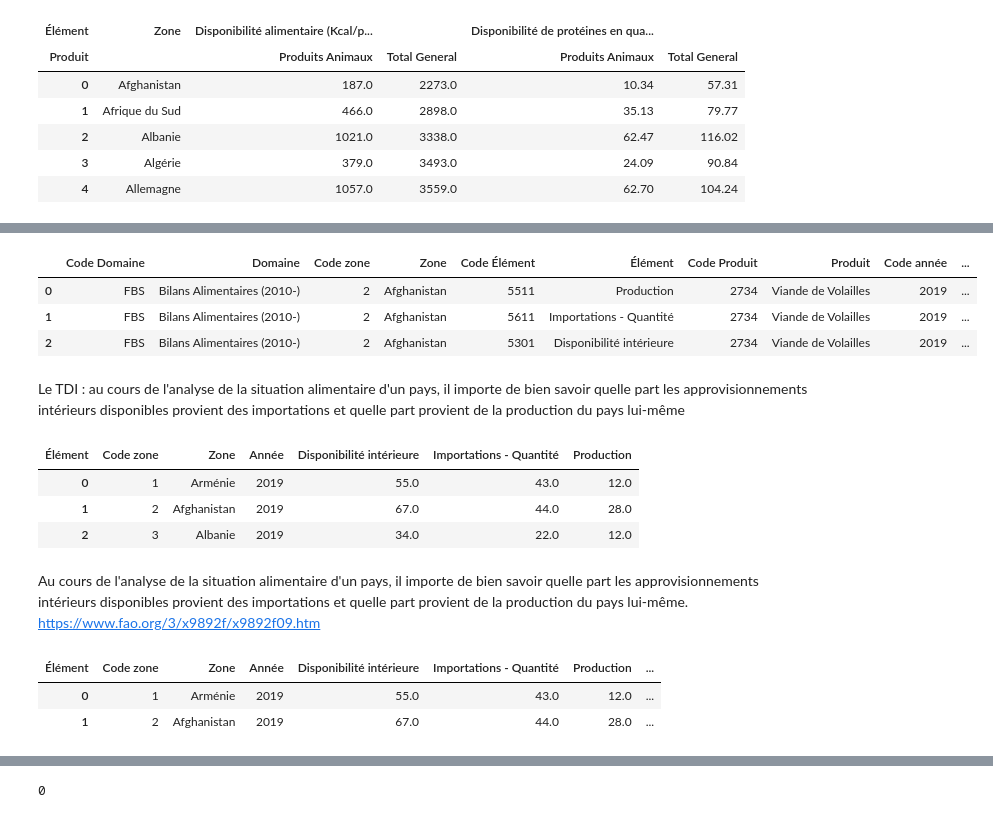
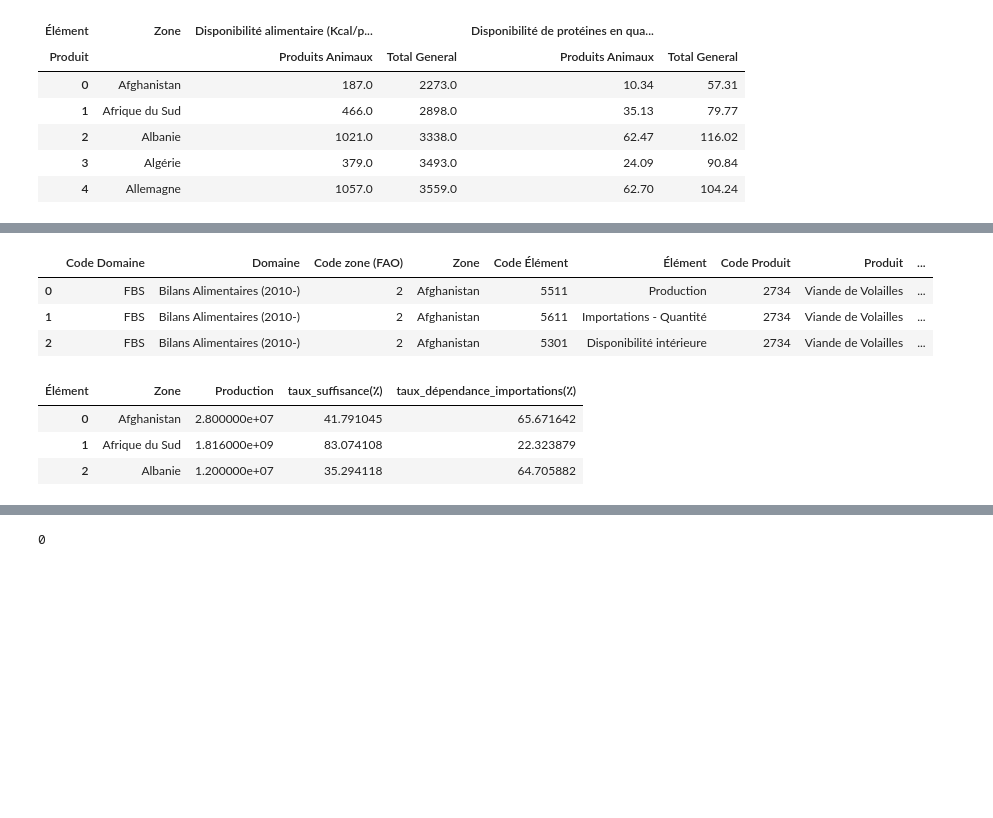
Before and after one commit to ROWAIDAK/ROWAIDAK-P5_Produisez-une-tude-de-march, a Jupyter notebook: P5_01 dendogramme-Copy1.ipynb, the cells around one changed output, grey strips where cells are left out. Cells and saved outputs as stored; diff of their text form; code cells hidden in the pictures; blank space fills up the shorter version.

```diff
--- a/P5_01 dendogramme-Copy1.ipynb
+++ b/P5_01 dendogramme-Copy1.ipynb
@@ -313,37 +257,35 @@ https://www.fao.org/faostat/fr/#data/FBS
 # %%
-df_dépendance_importations = pd.read_csv('datas/la viande de volailles.csv', header=0, sep=",", decimal=".")
-df_dépendance_importations.head(3)
+df_viande_volailles = pd.read_csv('datas/la viande de volailles.csv', header=0, sep=",", decimal=".")
+df_viande_volailles.head(3)
 # %% [output]
-|  | Code Domaine | Domaine | Code zone | Zone | Code Élément | Élément | Code Produit | Produit | Code année | ... |
-| 0 | FBS | Bilans Alimentaires (2010-) | 2 | Afghanistan | 5511 | Production | 2734 | Viande de Volailles | 2019 | ... |
-| 1 | FBS | Bilans Alimentaires (2010-) | 2 | Afghanistan | 5611 | Importations - Quantité | 2734 | Viande de Volailles | 2019 | ... |
-| 2 | FBS | Bilans Alimentaires (2010-) | 2 | Afghanistan | 5301 | Disponibilité intérieure | 2734 | Viande de Volailles | 2019 | ... |
+|  | Code Domaine | Domaine | Code zone (FAO) | Zone | Code Élément | Élément | Code Produit | Produit | ... |
+| 0 | FBS | Bilans Alimentaires (2010-) | 2 | Afghanistan | 5511 | Production | 2734 | Viande de Volailles | ... |
+| 1 | FBS | Bilans Alimentaires (2010-) | 2 | Afghanistan | 5611 | Importations - Quantité | 2734 | Viande de Volailles | ... |
+| 2 | FBS | Bilans Alimentaires (2010-) | 2 | Afghanistan | 5301 | Disponibilité intérieure | 2734 | Viande de Volailles | ... |
-# %% [markdown]
-Le TDI  : au cours de l'analyse de la situation alimentaire d'un pays, il importe de bien savoir quelle part les approvisionnements intérieurs disponibles provient des importations et quelle part provient de la production du pays lui-même
 # %%
-df_dépendance_importations = df_dépendance_importations.pivot_table(index=['Code zone', 'Zone', 'Année'],
+df_viande_volailles = df_viande_volailles.pivot_table(index=['Zone'],
                                 columns=['Élément'],
                                 values = 'Valeur',
                                 aggfunc=sum).reset_index()
-df_dépendance_importations.head(3)
+#Le taux_suffisance=Production  ÷ (Production alimentaire domestique + importations ー exportations) ×100
+df_viande_volailles['taux_suffisance(٪)']=((df_viande_volailles['Production'] )  /
+                                                              (df_dépendance_importations['Disponibilité intérieure']))*100
+
+
+
+#le taux de dépendance aux importations, défini en économie comme le rapport entre les importations et la disponibilité intérieure du pays ;
+
+df_viande_volailles['taux_dépendance_importations(٪)']=df_viande_volailles['Importations - Quantité']    / df_dépendance_importations['Disponibilité intérieure']*100
+
+
+df_viande_volailles['Production'] = df_viande_volailles['Production']*1000000
+
+df_viande_volailles = df_viande_volailles[['Zone', 'Production','taux_suffisance(٪)','taux_dépendance_importations(٪)']]
+
+
+df_viande_volailles.head(3)
 # %% [output]
-| Élément | Code zone | Zone | Année | Disponibilité intérieure | Importations - Quantité | Production |
-| 0 | 1 | Arménie | 2019 | 55.0 | 43.0 | 12.0 |
-| 1 | 2 | Afghanistan | 2019 | 67.0 | 44.0 | 28.0 |
-| 2 | 3 | Albanie | 2019 | 34.0 | 22.0 | 12.0 |
+| Élément | Zone | Production | taux_suffisance(٪) | taux_dépendance_importations(٪) |
+| 0 | Afghanistan | 2.800000e+07 | 41.791045 | 65.671642 |
+| 1 | Afrique du Sud | 1.816000e+09 | 83.074108 | 22.323879 |
+| 2 | Albanie | 1.200000e+07 | 35.294118 | 64.705882 |
-# %% [markdown]
-Au cours de l'analyse de la situation alimentaire d'un pays, il importe de bien savoir quelle part les approvisionnements intérieurs disponibles provient des importations et quelle part provient de la production du pays lui-même. https://www.fao.org/3/x9892f/x9892f09.htm
-# %%
-#le taux de dépendance aux importations, défini en économie comme le rapport entre les importations et la disponibilité intérieure du pays ;
-
-#df_dépendance_importations['taux_dépendance_importations(٪)']=((df_dépendance_importations['Importations - Quantité'] )  /
-                                                              #(df_dépendance_importations['Disponibilité intérieure']))*100
-df_dépendance_importations['taux_suffisance(٪)']=((df_dépendance_importations['Production'] )  /
-                                                              (df_dépendance_importations['Disponibilité intérieure']))*100
-
-
-df_dépendance_importations.head(2)
-# %% [output]
-| Élément | Code zone | Zone | Année | Disponibilité intérieure | Importations - Quantité | Production | ... |
-| 0 | 1 | Arménie | 2019 | 55.0 | 43.0 | 12.0 | ... |
-| 1 | 2 | Afghanistan | 2019 | 67.0 | 44.0 | 28.0 | ... |
```
Also changed, not shown: parts of 47 cells of this notebook.
